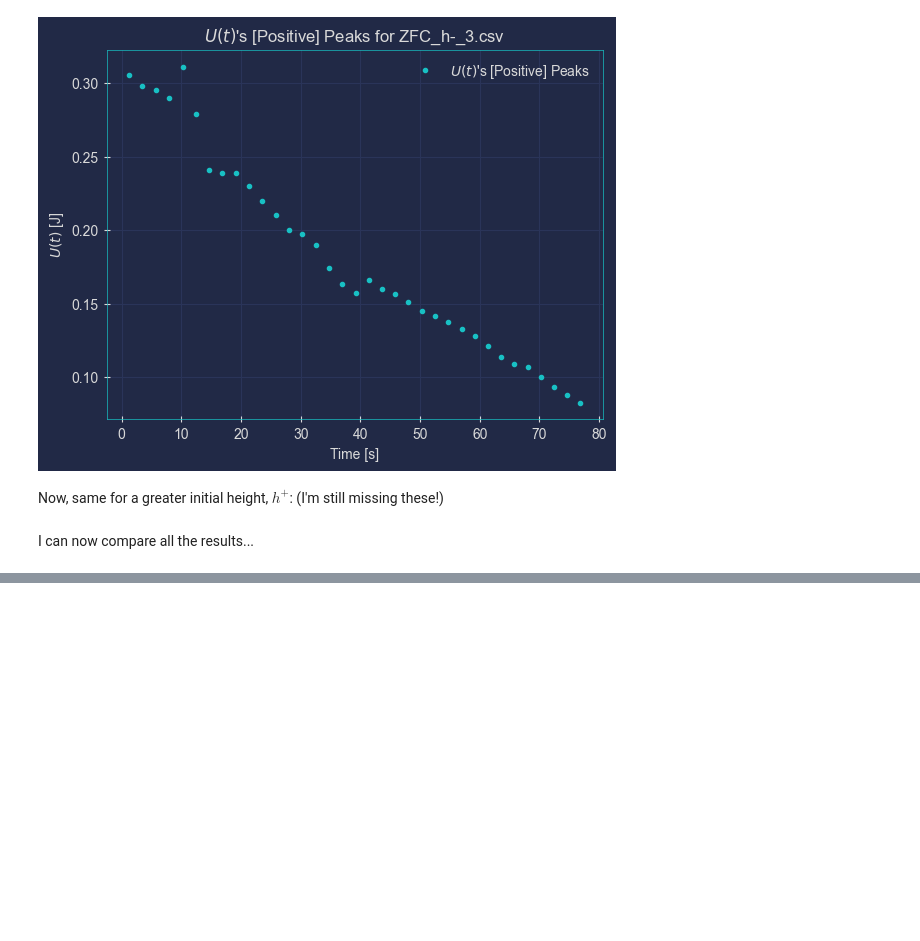
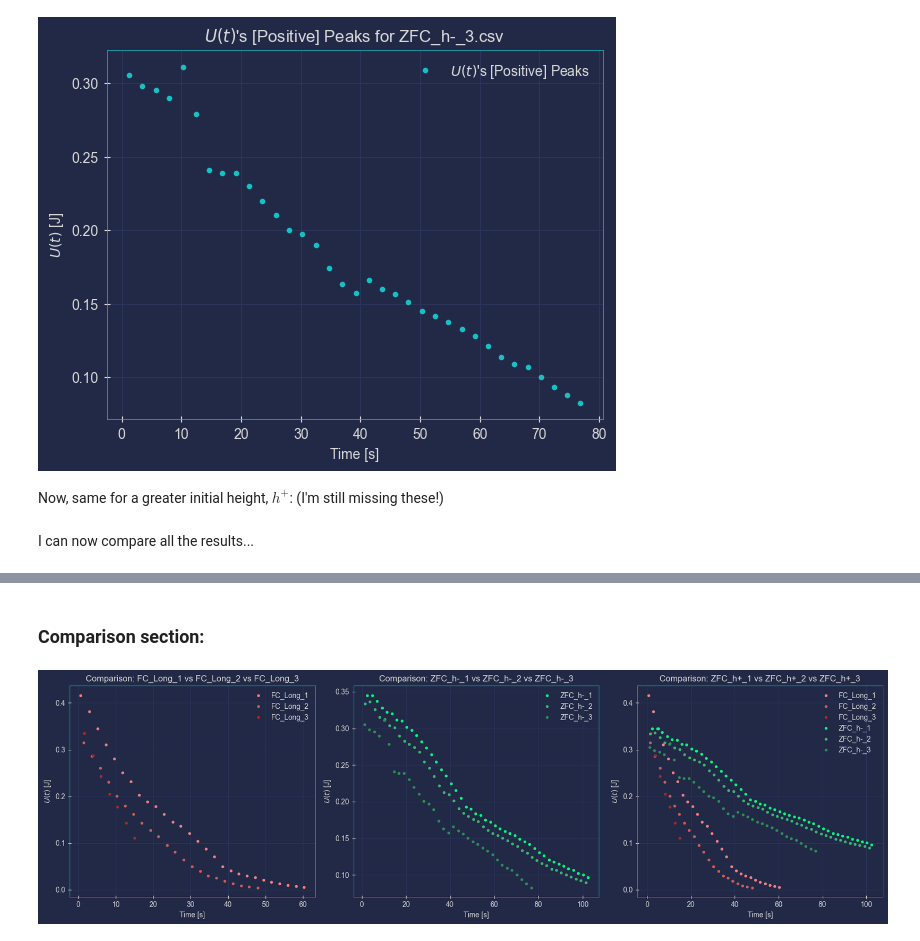
Before and after one commit to kaiuki2000/FC_vs._ZFC_Maglev, a Jupyter notebook: Notebooks/Maglev_losses.ipynb, the cells around one changed output, grey strips where cells are left out. Drawn from its saved outputs; the diff is of its cells as text; code cells hidden in the pictures; blank space fills up the shorter version.

Commit message:
Clarifications to `Maglev_losses.ipynb`. Also, added a \'Comparison section\'.

```diff
--- a/Notebooks/Maglev_losses.ipynb
+++ b/Notebooks/Maglev_losses.ipynb
@@ -132,5 +150,7 @@ class CsvAnalyzer:
         self.transform_to_y(R)
         self.calculate_potential_energy(m, g)
         self.plot_potential_energy()
+
+        return self.t[self.peaks_p], self.U
 # %% [markdown]
 Yeah, now I just need to run all the other experiments through Tracker, to obtain the $x, y, t$ data, so I can then use the class to calculate the losses. (And compare the results...)
@@ -148,9 +164,9 @@ csv_analyzer_FC_Long_1 = CsvAnalyzer('../Data/FC/FC_Long_1.csv')
 csv_analyzer_FC_Long_2 = CsvAnalyzer('../Data/FC/FC_Long_2.csv')
 csv_analyzer_FC_Long_3 = CsvAnalyzer('../Data/FC/FC_Long_3.csv')
 
-csv_analyzer_FC_Long_1.resolve(R, m, g, d, p)
-csv_analyzer_FC_Long_2.resolve(R, m, g, d, p)
-csv_analyzer_FC_Long_3.resolve(R, m, g, d, p)
+FC_Long_1_t, FC_Long_1_U = csv_analyzer_FC_Long_1.resolve(R, m, g, d, p)
+FC_Long_2_t, FC_Long_2_U = csv_analyzer_FC_Long_2.resolve(R, m, g, d, p)
+FC_Long_3_t, FC_Long_3_U = csv_analyzer_FC_Long_3.resolve(R, m, g, d, p)
 # %% [output]
 Read 1870 rows (from ../Data/FC/FC_Long_1.csv).
 Read 1661 rows (from ../Data/FC/FC_Long_2.csv).
@@ -172,9 +188,9 @@ csv_analyzer_ZFC_h_m_2 = CsvAnalyzer('../Data/ZFC/ZFC_h-_2.csv')
 csv_analyzer_ZFC_h_m_3 = CsvAnalyzer('../Data/ZFC/ZFC_h-_3.csv')
 
 # Resolving the data
-csv_analyzer_ZFC_h_m_1.resolve(R, m, g, d, p)
-csv_analyzer_ZFC_h_m_2.resolve(R, m, g, d, p)
-csv_analyzer_ZFC_h_m_3.resolve(R, m, g, d, p)
+ZFC_h_m_1_t, ZFC_h_m_1_U = csv_analyzer_ZFC_h_m_1.resolve(R, m, g, d, p)
+ZFC_h_m_2_t, ZFC_h_m_2_U = csv_analyzer_ZFC_h_m_2.resolve(R, m, g, d, p)
+ZFC_h_m_3_t, ZFC_h_m_3_U = csv_analyzer_ZFC_h_m_3.resolve(R, m, g, d, p)
 # %% [output]
 Read 3098 rows (from ../Data/ZFC/ZFC_h-_1.csv).
 Read 3090 rows (from ../Data/ZFC/ZFC_h-_2.csv).
@@ -201,0 +223,43 @@ I can now compare all the results...
+# %% [markdown]
+### Comparison section:
+# %%
+# Create a figure with three subplots
+fig, axs = plt.subplots(1, 3, figsize=(16.5, 5))
+
+# Plot the data for FC_Long_1 and ZFC_h-_1 on the first subplot
+axs[0].plot(FC_Long_1_t, FC_Long_1_U, '.',  color = 'lightcoral', label='FC_Long_1')
+axs[0].plot(FC_Long_2_t, FC_Long_2_U, '.',  color = 'indianred',  label='FC_Long_2')
+axs[0].plot(FC_Long_3_t, FC_Long_3_U, '.',  color = 'brown',      label='FC_Long_3')
+axs[0].set_xlabel('Time [s]')
+axs[0].set_ylabel(r'$U(t)$ [J]')
+axs[0].set_title('Comparison: FC_Long_1 vs FC_Long_2 vs FC_Long_3')
+axs[0].legend()
+
+# Plot the data for ZFC_h-_1 and ZFC_h-_2 on the second subplot
+axs[1].plot(ZFC_h_m_1_t, ZFC_h_m_1_U, '.',  color = 'springgreen',       label='ZFC_h-_1')
+axs[1].plot(ZFC_h_m_2_t, ZFC_h_m_2_U, '.',  color = 'mediumseagreen', label='ZFC_h-_2')
+axs[1].plot(ZFC_h_m_3_t, ZFC_h_m_3_U, '.',  color = 'seagreen',    label='ZFC_h-_3')
+axs[1].set_xlabel('Time [s]')
+axs[1].set_ylabel(r'$U(t)$ [J]')
+axs[1].set_title('Comparison: ZFC_h-_1 vs ZFC_h-_2 vs ZFC_h-_3')
+axs[1].legend()
+
+# Plot the data for ZFC_h+_1, ZFC_h+_2, and ZFC_h+_3 on the third subplot
+axs[2].plot(FC_Long_1_t, FC_Long_1_U, '.', color = 'lightcoral',     label='FC_Long_1')
+axs[2].plot(FC_Long_2_t, FC_Long_2_U, '.', color = 'indianred',      label='FC_Long_2')
+axs[2].plot(FC_Long_3_t, FC_Long_3_U, '.', color = 'brown',          label='FC_Long_3')
+axs[2].plot(ZFC_h_m_1_t, ZFC_h_m_1_U, '.', color = 'springgreen',       label='ZFC_h-_1')
+axs[2].plot(ZFC_h_m_2_t, ZFC_h_m_2_U, '.', color = 'mediumseagreen', label='ZFC_h-_2')
+axs[2].plot(ZFC_h_m_3_t, ZFC_h_m_3_U, '.', color = 'seagreen',    label='ZFC_h-_3')
+axs[2].set_xlabel('Time [s]')
+axs[2].set_ylabel(r'$U(t)$ [J]')
+axs[2].set_title('Comparison: ZFC_h+_1 vs ZFC_h+_2 vs ZFC_h+_3')
+axs[2].legend()
+
+# Adjust the spacing between subplots
+plt.tight_layout()
+
+# Show the figure
+plt.show()
+# %% [output]
+[figure, added]
```
Also changed, not shown: parts of 14 cells of this notebook, 1 other file.
